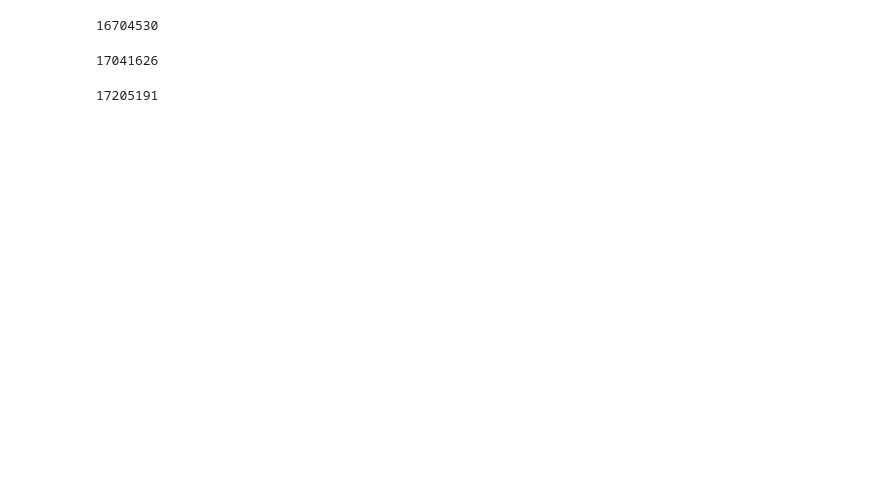
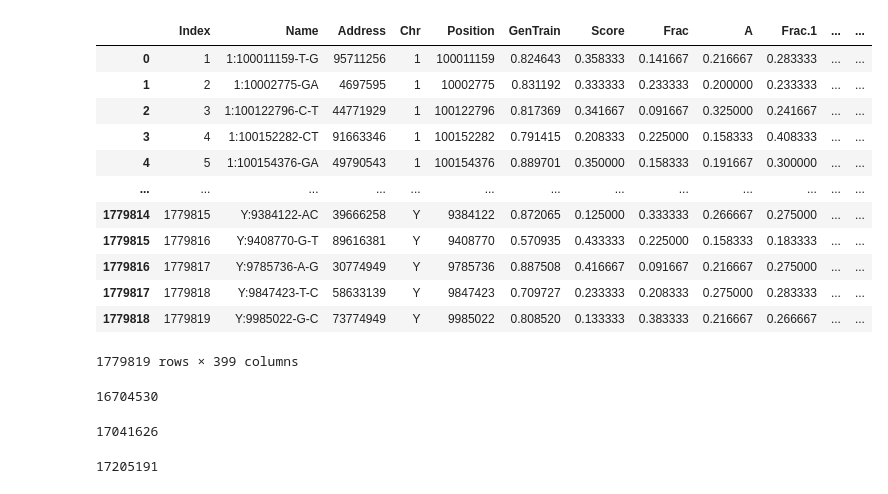
Before and after one commit to dvitale199/GenoTools, a Jupyter notebook: GP2_data_processing/ibx_geno.ipynb, the cells around one changed output. Cells and saved outputs as stored; diff of their text form; code cells hidden in the pictures; blank space fills up the shorter version.

```diff
--- a/GP2_data_processing/ibx_geno.ipynb
+++ b/GP2_data_processing/ibx_geno.ipynb
@@ -7,5 +8,22 @@ import glob
 
 from QC.utils import shell_do
+# %%
+report = pd.read_csv('/data/CARD/PD/ibx_data/F4SEttehadieh_P1_Genotyping_Report.txt', sep='\s+')
+report
+# %% [output]
+|  | Index | Name | Address | Chr | Position | GenTrain | Score | Frac | A | Frac.1 | ... | ... |
+| 0 | 1 | 1:100011159-T-G | 95711256 | 1 | 100011159 | 0.824643 | 0.358333 | 0.141667 | 0.216667 | 0.283333 | ... | ... |
+| 1 | 2 | 1:10002775-GA | 4697595 | 1 | 10002775 | 0.831192 | 0.333333 | 0.233333 | 0.200000 | 0.233333 | ... | ... |
+| 2 | 3 | 1:100122796-C-T | 44771929 | 1 | 100122796 | 0.817369 | 0.341667 | 0.091667 | 0.325000 | 0.241667 | ... | ... |
+| 3 | 4 | 1:100152282-CT | 91663346 | 1 | 100152282 | 0.791415 | 0.208333 | 0.225000 | 0.158333 | 0.408333 | ... | ... |
+| 4 | 5 | 1:100154376-GA | 49790543 | 1 | 100154376 | 0.889701 | 0.350000 | 0.158333 | 0.191667 | 0.300000 | ... | ... |
+| ... | ... | ... | ... | ... | ... | ... | ... | ... | ... | ... | ... | ... |
+| 1779814 | 1779815 | Y:9384122-AC | 39666258 | Y | 9384122 | 0.872065 | 0.125000 | 0.333333 | 0.266667 | 0.275000 | ... | ... |
+| 1779815 | 1779816 | Y:9408770-G-T | 89616381 | Y | 9408770 | 0.570935 | 0.433333 | 0.225000 | 0.158333 | 0.183333 | ... | ... |
+| 1779816 | 1779817 | Y:9785736-A-G | 30774949 | Y | 9785736 | 0.887508 | 0.416667 | 0.091667 | 0.216667 | 0.275000 | ... | ... |
+| 1779817 | 1779818 | Y:9847423-T-C | 58633139 | Y | 9847423 | 0.709727 | 0.233333 | 0.208333 | 0.275000 | 0.283333 | ... | ... |
+| 1779818 | 1779819 | Y:9985022-G-C | 73774949 | Y | 9985022 | 0.808520 | 0.133333 | 0.383333 | 0.216667 | 0.266667 | ... | ... |
+1779819 rows × 399 columns
 # %%
 basedir = f'/data/CARD/PD/ibx_data'
 idat_dir = f'{basedir}/Raw_Data'
```
Also changed, not shown: parts of 2 cells of this notebook, 6 other files.
